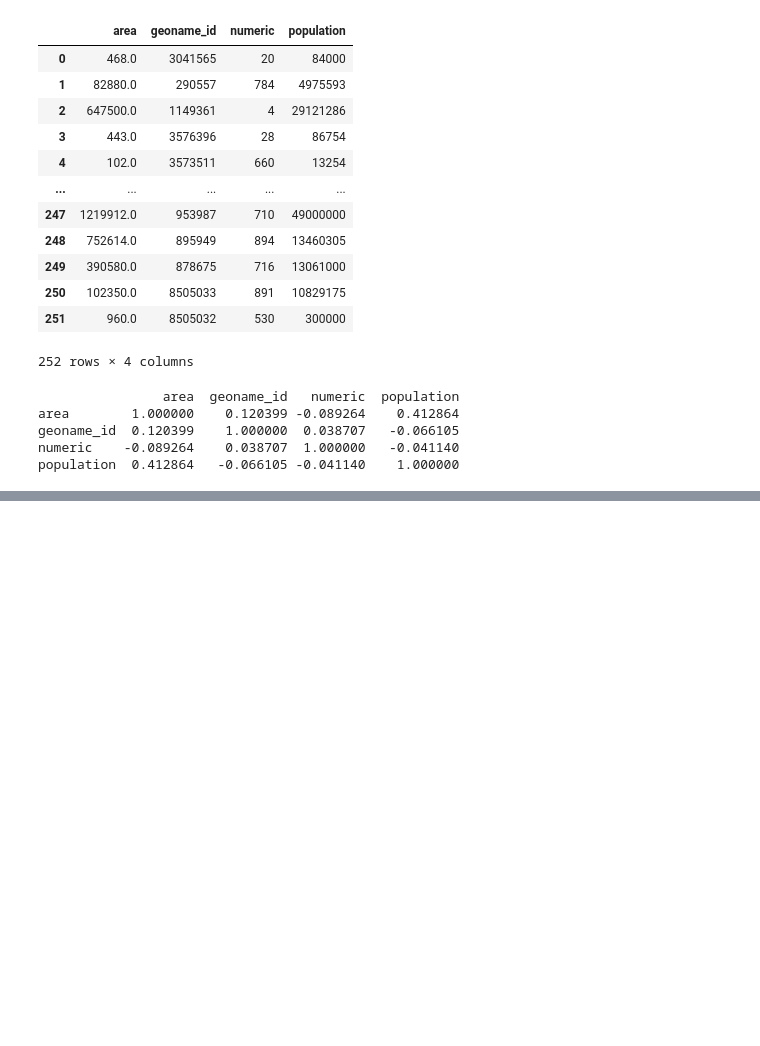
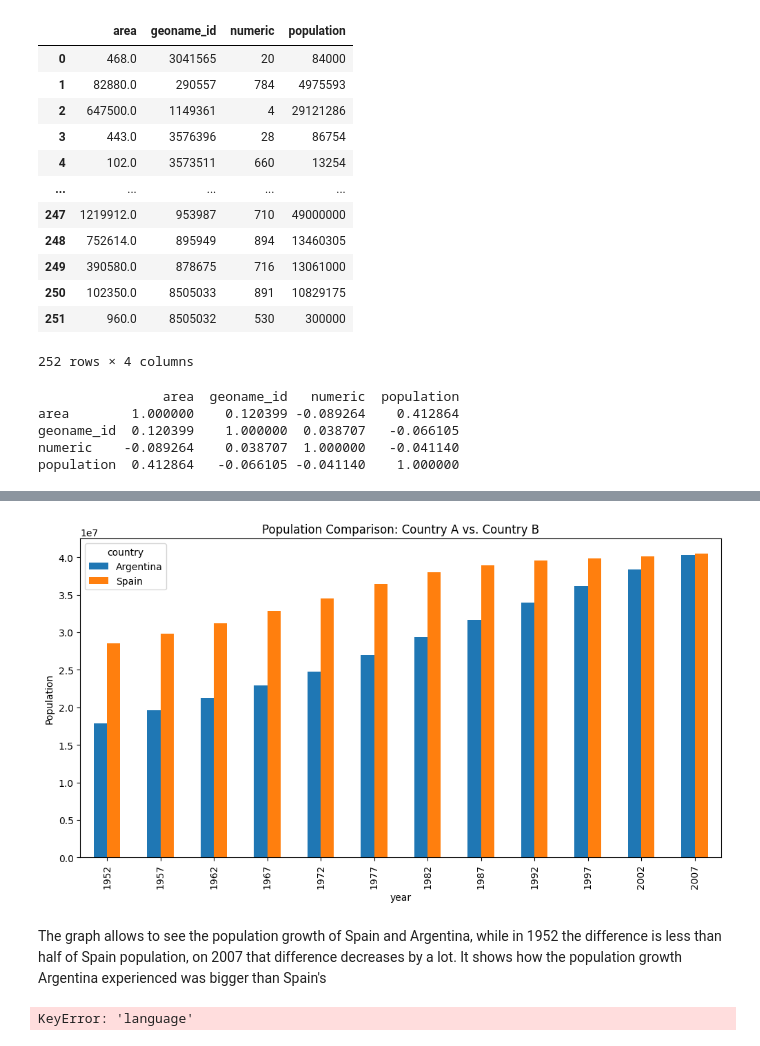
Before and after one commit to Julian-L-Avila/Data-Mining-2024-3, a Jupyter notebook: EDA/eda.sync.ipynb, the cells around one changed output, grey strips where cells are left out. Cells and saved outputs as stored; diff of their text form; code cells hidden in the pictures; blank space fills up the shorter version.

```diff
--- a/EDA/eda.sync.ipynb
+++ b/EDA/eda.sync.ipynb
@@ -115,0 +180,3 @@ population  0.412864   -0.066105 -0.041140    1.000000
+# %%
+df_pop_esar = df_pop[df_pop["country"].isin(["Argentina", "Spain"])]
+df_pop_esar.head()
@@ -115,0 +190,18 @@ population  0.412864   -0.066105 -0.041140    1.000000
+# %%
+pivoted = df_pop_esar.pivot(index='year', columns='country', values='population')
+pivoted.plot.bar(figsize=(12, 6))
+plt.title('Population Comparison: Country A vs. Country B')
+plt.ylabel('Population')
+plt.show()
+# %% [output]
+[figure, added]
+# %% [markdown]
+The graph allows to see the population growth of Spain and Argentina,
+while in 1952 the difference is less than half of Spain population, on 2007
+that difference decreases by a lot.
+It shows how the population growth Argentina experienced was bigger than Spain's
+# %%
+df_es = df[df["language"].notnull() & df["language"].str.startswith("es")]
+df_es.info()
+# %% [output]
+KeyError: 'language'
```
Also changed, not shown: parts of 8 cells of this notebook, 1 other file.
